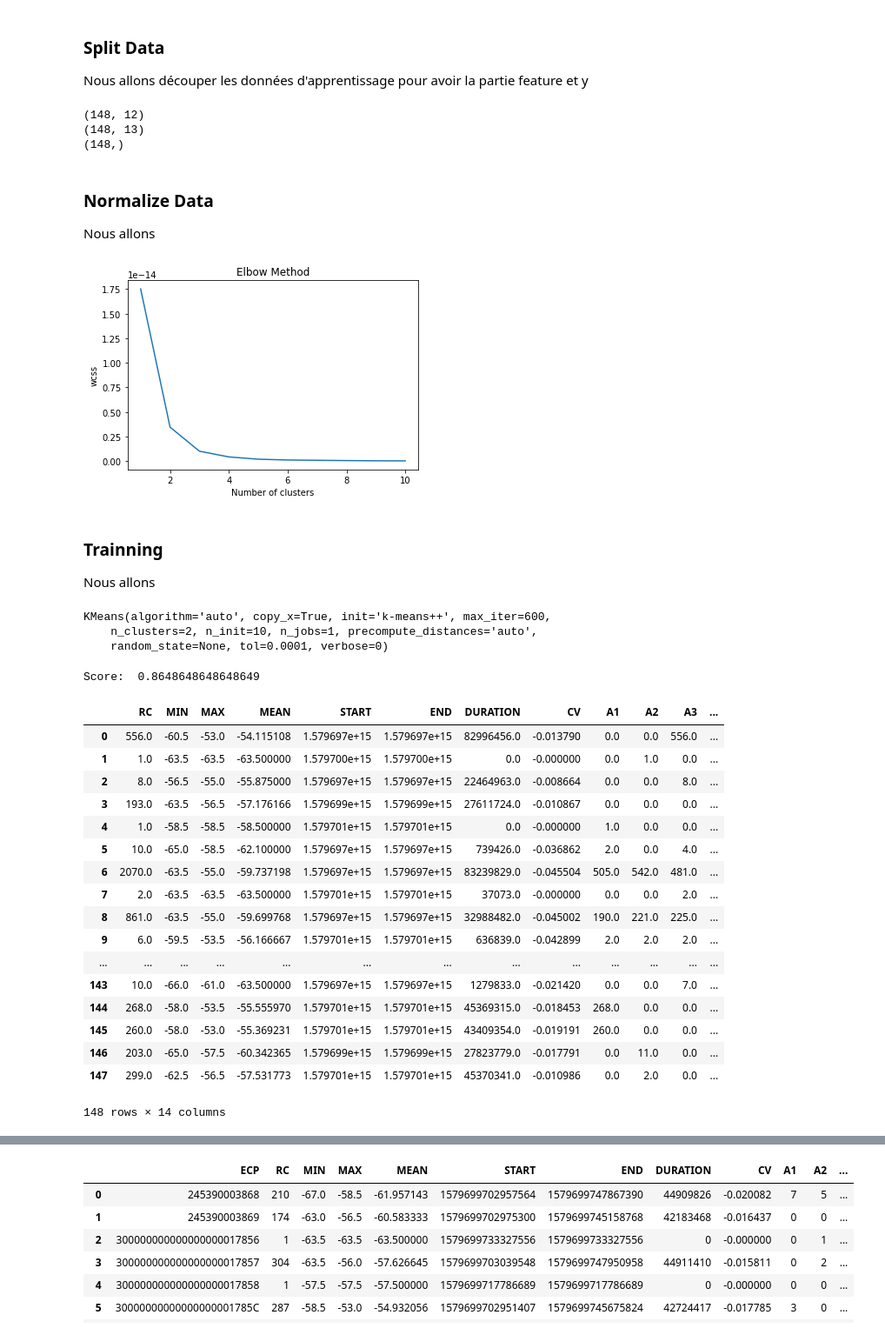
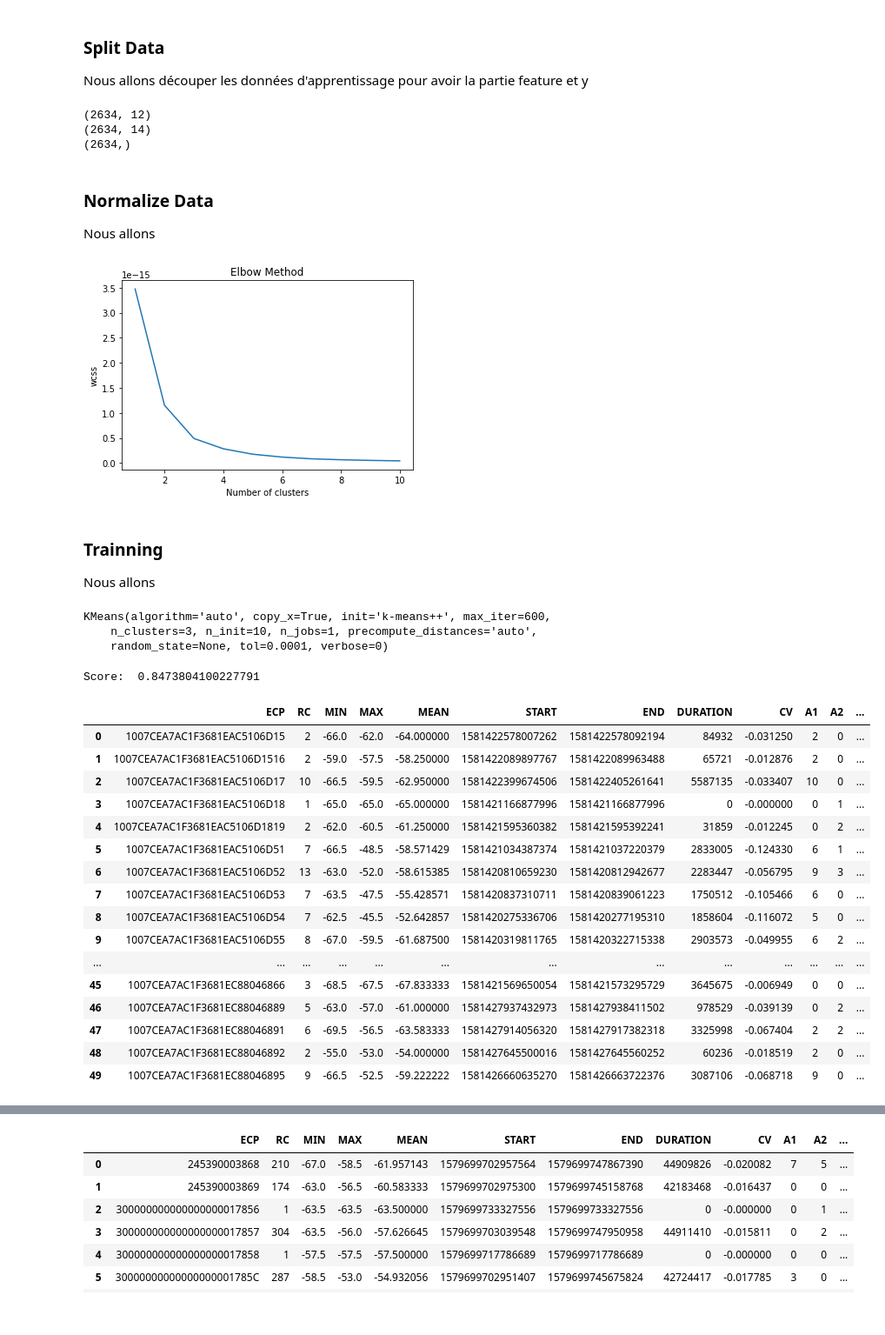
Before and after one commit to asmiou/ProjetPortiqueConnecte, a Jupyter notebook: 5-Classifier/kmean.ipynb, the cells around one changed output, grey strips where cells are left out. Shown: that part at 87% size. Saved outputs shown, nothing was run; the diff lists cells and outputs as text; code cells hidden in the pictures.

```diff
--- a/5-Classifier/kmean.ipynb
+++ b/5-Classifier/kmean.ipynb
@@ -9,15 +9,15 @@ import numpy as np
 Nous allons importer les données des trainSet et testSet dans les features et la variable à déviner
 # %%
 def importData(path):
-    #columnNames=["ECP","RC","MIN","MAX","MEAN","START","END","DURATION","CV","A1","A2","A3","A4","FP"]
-    columnNames=["RC","MIN","MAX","MEAN","START","END","DURATION","CV","A1","A2","A3","A4","FP"]
+    columnNames=["ECP","RC","MIN","MAX","MEAN","START","END","DURATION","CV","A1","A2","A3","A4","FP"]
+    #columnNames=["RC","MIN","MAX","MEAN","START","END","DURATION","CV","A1","A2","A3","A4","FP"]
     delimit=','
     data = pd.read_csv(path, names=columnNames, sep=delimit)
     #data = data.drop(columns="ECP")
     return data
 # %%
-#pathTrain='../2-TransformedData/export_2020-Jan-28-17_01_12.csv'
-pathTrain='../3-DataSet/20200122/95/trainSets95.csv'
+pathTrain='../3-DataSet/dataFinale/p30/dataSet_p30.csv'
+#pathTrain='../3-DataSet/20200122/95/trainSets95.csv'
 trainSet = importData(pathTrain)
 
 trainSet.head(10)
@@ -98,15 +70,15 @@ g.map(plt.hist, 'MAX', bins=20)
 Nous allons découper les données d'apprentissage pour avoir la partie feature et y
 # %%
 #features=trainSet.loc[:,'RC':'A4']
-X = np.array(trainSet.iloc[:,:-1]).astype(int)
+X = np.array(trainSet.iloc[:,1:-1]).astype(int)
 y = np.array(trainSet['FP'])
 print(X.shape)
 print(trainSet.shape)
 print(y.shape)
 # %% [output]
-(148, 12)
-(148, 13)
-(148,)
+(2634, 12)
+(2634, 14)
+(2634,)
 # %% [markdown]
 ### Normalize Data
 Nous allons
@@ -130,12 +102,12 @@ plt.xlabel('Number of clusters')
 plt.ylabel('wcss')
 plt.show()
 # %% [output]
-[figure, old version]
+[figure, new version]
 # %% [markdown]
 ### Trainning
 Nous allons
 # %%
-k=2
+k=3
 #from sklearn.preprocessing import LabelEncoder
 #from sklearn.preprocessing import MinMaxScaler
 from sklearn.cluster import KMeans
@@ -145,7 +117,7 @@ kmeans.fit(X)
 #y_kmeans=kmeans.fit_predict(X)
 # %% [output]
 KMeans(algorithm='auto', copy_x=True, init='k-means++', max_iter=600,
-    n_clusters=2, n_init=10, n_jobs=1, precompute_distances='auto',
+    n_clusters=3, n_init=10, n_jobs=1, precompute_distances='auto',
     random_state=None, tol=0.0001, verbose=0)
 # %%
 correct = 0
@@ -158,32 +130,31 @@ for i in range(len(X)):
 
 print("Score: ", correct/len(X))
 # %% [output]
-Score:  0.8648648648648649
+Score:  0.8473804100227791
 # %%
 y_pred = kmeans.predict(X)
 predict_data=trainSet
 predict_data['IS_FP']=y_pred
 
-predict_data
+predict_data.head(50)
 # %% [output]
-|  | RC | MIN | MAX | MEAN | START | END | DURATION | CV | A1 | A2 | A3 | ... |
-| 0 | 556.0 | -60.5 | -53.0 | -54.115108 | 1.579697e+15 | 1.579697e+15 | 82996456.0 | -0.013790 | 0.0 | 0.0 | 556.0 | ... |
-| 1 | 1.0 | -63.5 | -63.5 | -63.500000 | 1.579700e+15 | 1.579700e+15 | 0.0 | -0.000000 | 0.0 | 1.0 | 0.0 | ... |
-| 2 | 8.0 | -56.5 | -55.0 | -55.875000 | 1.579697e+15 | 1.579697e+15 | 22464963.0 | -0.008664 | 0.0 | 0.0 | 8.0 | ... |
-| 3 | 193.0 | -63.5 | -56.5 | -57.176166 | 1.579699e+15 | 1.579699e+15 | 27611724.0 | -0.010867 | 0.0 | 0.0 | 0.0 | ... |
-| 4 | 1.0 | -58.5 | -58.5 | -58.500000 | 1.579701e+15 | 1.579701e+15 | 0.0 | -0.000000 | 1.0 | 0.0 | 0.0 | ... |
-| 5 | 10.0 | -65.0 | -58.5 | -62.100000 | 1.579697e+15 | 1.579697e+15 | 739426.0 | -0.036862 | 2.0 | 0.0 | 4.0 | ... |
-| 6 | 2070.0 | -63.5 | -55.0 | -59.737198 | 1.579697e+15 | 1.579697e+15 | 83239829.0 | -0.045504 | 505.0 | 542.0 | 481.0 | ... |
-| 7 | 2.0 | -63.5 | -63.5 | -63.500000 | 1.579701e+15 | 1.579701e+15 | 37073.0 | -0.000000 | 0.0 | 0.0 | 2.0 | ... |
-| 8 | 861.0 | -63.5 | -55.0 | -59.699768 | 1.579697e+15 | 1.579697e+15 | 32988482.0 | -0.045002 | 190.0 | 221.0 | 225.0 | ... |
-| 9 | 6.0 | -59.5 | -53.5 | -56.166667 | 1.579701e+15 | 1.579701e+15 | 636839.0 | -0.042899 | 2.0 | 2.0 | 2.0 | ... |
+|  | ECP | RC | MIN | MAX | MEAN | START | END | DURATION | CV | A1 | A2 | ... |
+| 0 | 1007CEA7AC1F3681EAC5106D15 | 2 | -66.0 | -62.0 | -64.000000 | 1581422578007262 | 1581422578092194 | 84932 | -0.031250 | 2 | 0 | ... |
+| 1 | 1007CEA7AC1F3681EAC5106D1516 | 2 | -59.0 | -57.5 | -58.250000 | 1581422089897767 | 1581422089963488 | 65721 | -0.012876 | 2 | 0 | ... |
+| 2 | 1007CEA7AC1F3681EAC5106D17 | 10 | -66.5 | -59.5 | -62.950000 | 1581422399674506 | 1581422405261641 | 5587135 | -0.033407 | 10 | 0 | ... |
+| 3 | 1007CEA7AC1F3681EAC5106D18 | 1 | -65.0 | -65.0 | -65.000000 | 1581421166877996 | 1581421166877996 | 0 | -0.000000 | 0 | 1 | ... |
+| 4 | 1007CEA7AC1F3681EAC5106D1819 | 2 | -62.0 | -60.5 | -61.250000 | 1581421595360382 | 1581421595392241 | 31859 | -0.012245 | 0 | 2 | ... |
+| 5 | 1007CEA7AC1F3681EAC5106D51 | 7 | -66.5 | -48.5 | -58.571429 | 1581421034387374 | 1581421037220379 | 2833005 | -0.124330 | 6 | 1 | ... |
+| 6 | 1007CEA7AC1F3681EAC5106D52 | 13 | -63.0 | -52.0 | -58.615385 | 1581420810659230 | 1581420812942677 | 2283447 | -0.056795 | 9 | 3 | ... |
+| 7 | 1007CEA7AC1F3681EAC5106D53 | 7 | -63.5 | -47.5 | -55.428571 | 1581420837310711 | 1581420839061223 | 1750512 | -0.105466 | 6 | 0 | ... |
+| 8 | 1007CEA7AC1F3681EAC5106D54 | 7 | -62.5 | -45.5 | -52.642857 | 1581420275336706 | 1581420277195310 | 1858604 | -0.116072 | 5 | 0 | ... |
+| 9 | 1007CEA7AC1F3681EAC5106D55 | 8 | -67.0 | -59.5 | -61.687500 | 1581420319811765 | 1581420322715338 | 2903573 | -0.049955 | 6 | 2 | ... |
 | ... | ... | ... | ... | ... | ... | ... | ... | ... | ... | ... | ... | ... |
-| 143 | 10.0 | -66.0 | -61.0 | -63.500000 | 1.579697e+15 | 1.579697e+15 | 1279833.0 | -0.021420 | 0.0 | 0.0 | 7.0 | ... |
-| 144 | 268.0 | -58.0 | -53.5 | -55.555970 | 1.579701e+15 | 1.579701e+15 | 45369315.0 | -0.018453 | 268.0 | 0.0 | 0.0 | ... |
-| 145 | 260.0 | -58.0 | -53.0 | -55.369231 | 1.579701e+15 | 1.579701e+15 | 43409354.0 | -0.019191 | 260.0 | 0.0 | 0.0 | ... |
-| 146 | 203.0 | -65.0 | -57.5 | -60.342365 | 1.579699e+15 | 1.579699e+15 | 27823779.0 | -0.017791 | 0.0 | 11.0 | 0.0 | ... |
-| 147 | 299.0 | -62.5 | -56.5 | -57.531773 | 1.579701e+15 | 1.579701e+15 | 45370341.0 | -0.010986 | 0.0 | 2.0 | 0.0 | ... |
+| 45 | 1007CEA7AC1F3681EC88046866 | 3 | -68.5 | -67.5 | -67.833333 | 1581421569650054 | 1581421573295729 | 3645675 | -0.006949 | 0 | 0 | ... |
+| 46 | 1007CEA7AC1F3681EC88046889 | 5 | -63.0 | -57.0 | -61.000000 | 1581427937432973 | 1581427938411502 | 978529 | -0.039139 | 0 | 2 | ... |
+| 47 | 1007CEA7AC1F3681EC88046891 | 6 | -69.5 | -56.5 | -63.583333 | 1581427914056320 | 1581427917382318 | 3325998 | -0.067404 | 2 | 2 | ... |
+| 48 | 1007CEA7AC1F3681EC88046892 | 2 | -55.0 | -53.0 | -54.000000 | 1581427645500016 | 1581427645560252 | 60236 | -0.018519 | 2 | 0 | ... |
+| 49 | 1007CEA7AC1F3681EC88046895 | 9 | -66.5 | -52.5 | -59.222222 | 1581426660635270 | 1581426663722376 | 3087106 | -0.068718 | 9 | 0 | ... |
-148 rows × 14 columns
 # %%
 from sklearn import metrics
 from sklearn.model_selection import cross_val_score
```
Also changed, not shown: parts of 6 cells of this notebook, 49 other files.
